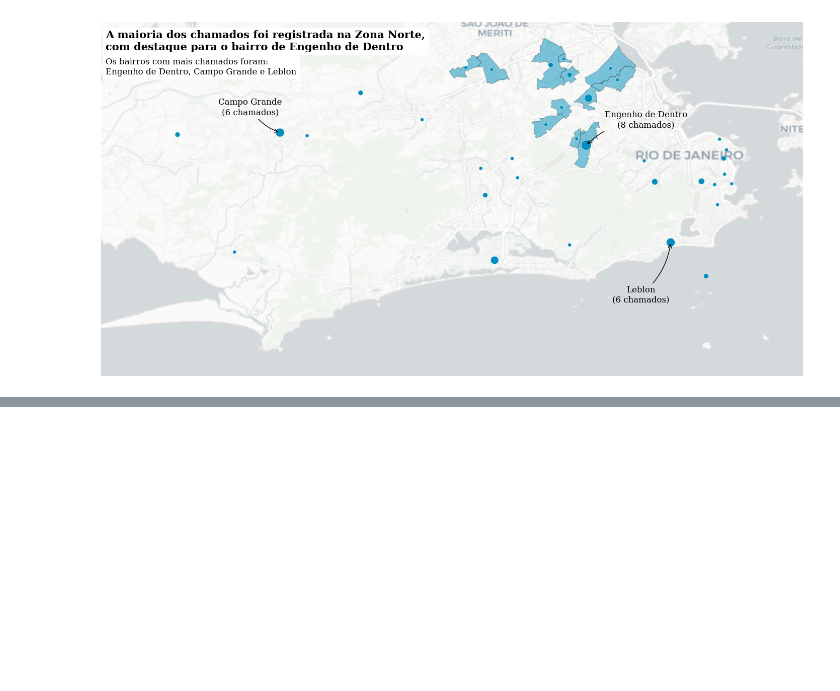
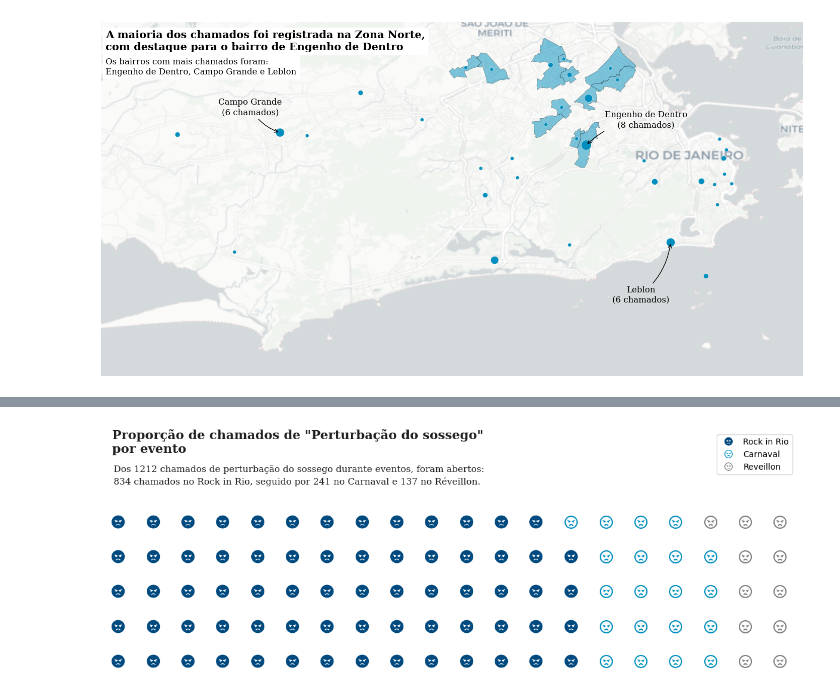
Before and after one commit to prefeitura-rio/emd-desafio-junior-data-scientist, a Jupyter notebook: analises/visualizacao_desafio.ipynb, the cells around one changed output, grey strips where cells are left out. Saved outputs shown, nothing was run; the diff lists cells and outputs as text; code cells hidden in the pictures; blank space fills up the shorter version.

```diff
--- a/analises/visualizacao_desafio.ipynb
+++ b/analises/visualizacao_desafio.ipynb
@@ -321,0 +409,53 @@ plt.show()
+# %%
+chamados_totais = (
+    chamado_pertubacao_sossego["durante_evento"]
+    .value_counts(normalize=True)
+    .reset_index()
+    .rename(columns={"index": "evento", "durante_evento": "chamados"})
+    .fillna("Sem evento")
+    .assign(chamados=lambda d: d["chamados"] * 100)
+)
+
+fig = plt.figure(
+    FigureClass=Waffle,
+    rows=5,
+    values=chamados_totais["chamados"],
+    labels=list(chamados_totais["evento"]),
+    figsize=(12, 12),
+    legend={"loc": "upper left", "bbox_to_anchor": (0.87, 1.4)},
+    colors=["#004A80", "#008FBE", "gray"],
+    icons="face-angry",
+    font_size=16,
+    icon_legend=True,
+    icon_style=["solid", "regular", "regular"],
+)
+
+fig.text(
+    0.013,
+    0.68,
+    'Proporção de chamados de "Perturbação do sossego"\npor evento',
+    fontsize=15,
+    weight="bold",
+    fontfamily="serif",
+    color="#221f1f",
+)
+
+fig.text(
+    -0.001,
+    0.62,
+    """
+    Dos 1212 chamados de perturbação do sossego durante eventos, foram abertos:
+    834 chamados no Rock in Rio, seguido por 241 no Carnaval e 137 no Réveillon.
+    """,
+    fontsize=11,
+    weight="light",
+    fontfamily="serif",
+    color="#221f1f",
+    linespacing=1.5,
+)
+
+fig.set_facecolor("white")
+
+plt.show()
+# %% [output]
+[figure, added]
```
Also changed, not shown: parts of 5 cells of this notebook, 3 other files.
